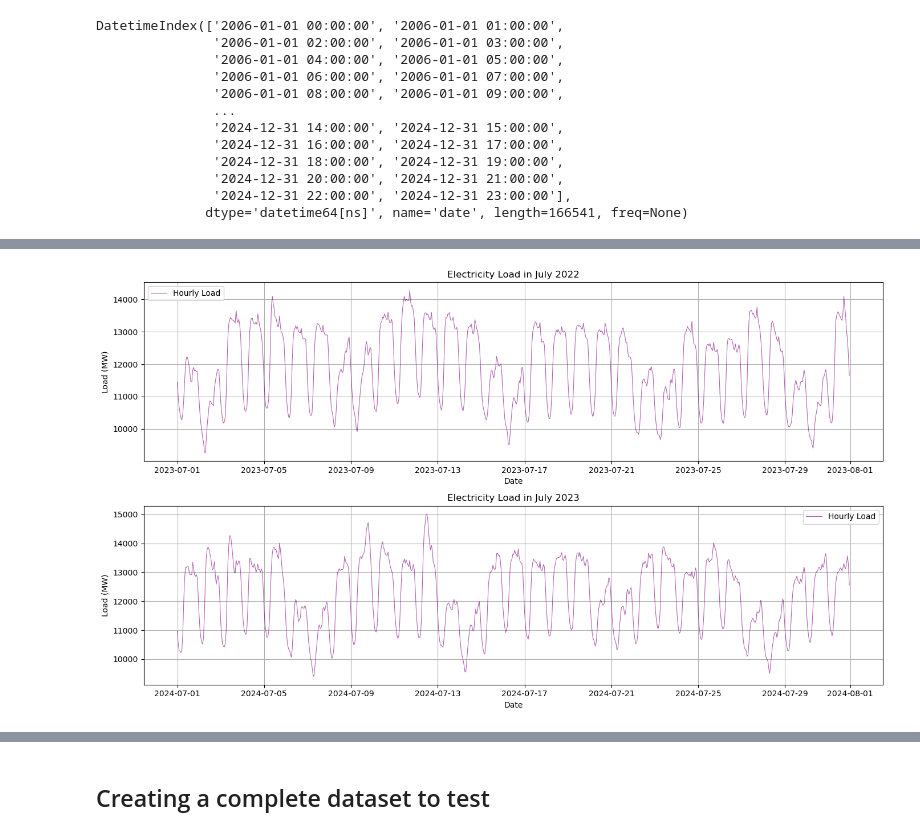
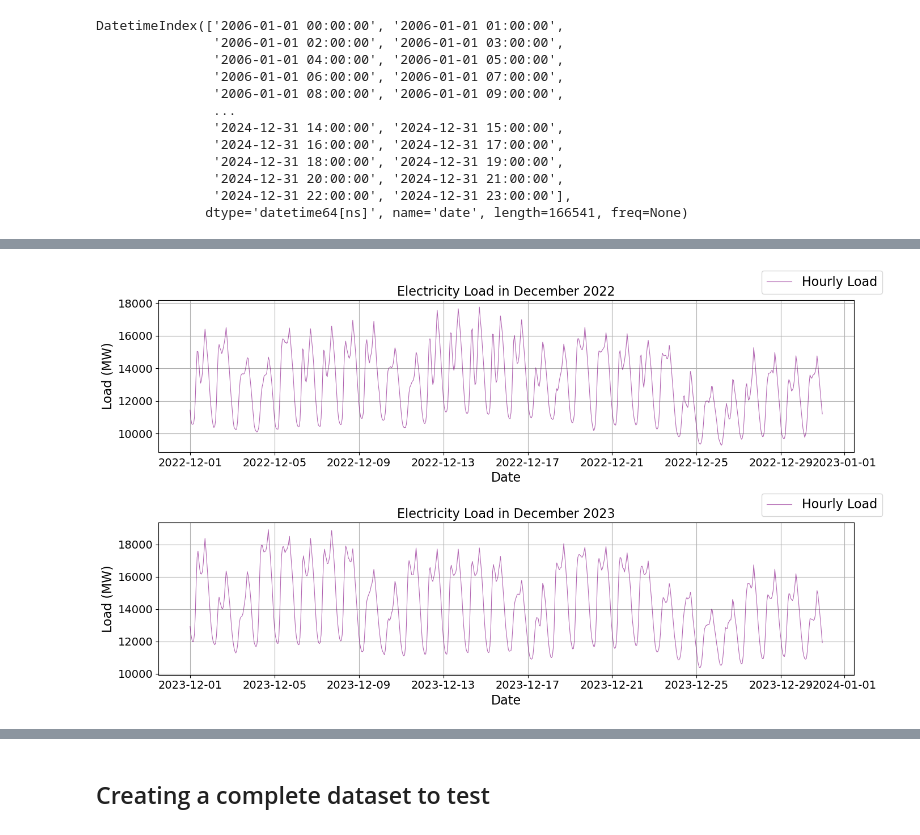
Before and after one commit to rzff/MsCThesisRubenCuriel2024, a Jupyter notebook: Code/EDA/Notebooks/EDA.ipynb, the cells around one changed output, grey strips where cells are left out. Drawn from its saved outputs; the diff is of its cells as text; code cells hidden in the pictures.

```diff
--- a/Code/EDA/Notebooks/EDA.ipynb
+++ b/Code/EDA/Notebooks/EDA.ipynb
@@ -1573,45 +1661,54 @@ plt.show()
 # %%
 # Filter based on index instead of a 'datetime' column
-df_summer_2022_2023 = load_NL[(load_NL.index >= '2023-07-01') & (load_NL.index < '2023-08-01')]
-df_summer_2023_2024 = load_NL[(load_NL.index >= '2024-07-01') & (load_NL.index < '2024-08-01')]
+df_winter_2021_2022 = load_NL[(load_NL.index >= '2022-12-01') & (load_NL.index < '2022-12-31')]
+df_winter_2022_2023 = load_NL[(load_NL.index >= '2023-12-01') & (load_NL.index < '2023-12-31')]
+
 
 # Create styled plot
 plt.figure(figsize=(14, 8))
 
 # Subplot for December 2021
 plt.subplot(2, 1, 1)
 plt.plot(
-    df_summer_2022_2023.index,
-    df_summer_2022_2023['LoadConsumption'],
+    df_winter_2021_2022.index,
+    df_winter_2021_2022['LoadConsumption'],
     label='Hourly Load',
     color='purple',
     linewidth=0.8,
     alpha=0.6
 )
-plt.title('Electricity Load in July 2022')
-plt.xlabel('Date')
-plt.ylabel('Load (MW)')
+plt.xticks(fontsize=14)
+plt.yticks(fontsize=14)
+plt.title('Electricity Load in December 2022',fontsize=16)
+plt.xlabel('Date',fontsize=16)
+plt.ylabel('Load (MW)',fontsize=16)
 plt.grid(True)
-plt.legend()
+plt.legend(bbox_to_anchor=(1.05, 1),fontsize=16,loc='lower right')
 
 # Subplot for December 2022
 plt.subplot(2, 1, 2)
 plt.plot(
-    df_summer_2023_2024.index,
-    df_summer_2023_2024['LoadConsumption'],
+    df_winter_2022_2023.index,
+    df_winter_2022_2023['LoadConsumption'],
     label='Hourly Load',
     color='purple',
     linewidth=0.8,
     alpha=0.6
 )
-plt.title('Electricity Load in July 2023')
-plt.xlabel('Date')
-plt.ylabel('Load (MW)')
+plt.xticks(fontsize=14)
+plt.yticks(fontsize=14)
+plt.title('Electricity Load in December 2023',fontsize=16)
+plt.xlabel('Date',fontsize=16)
+plt.ylabel('Load (MW)',fontsize=16)
 plt.grid(True)
-plt.legend()
+plt.legend(bbox_to_anchor=(1.05, 1),fontsize=16,loc='lower right')
 
 # Final layout adjustment
+plt.subplots_adjust(hspace=0.5)  # Increase vertical space between plots
+output_dir = './BiggerFontPlots'
+os.makedirs(output_dir, exist_ok=True)
+plt.savefig(f'{output_dir}/load_consumption_overview_Winter.png', dpi=300)
 plt.tight_layout()
 plt.show()
 # %% [output]
-[figure, old version]
+[figure, new version]
```
Also changed, not shown: parts of 7 cells of this notebook, 18 other files.
